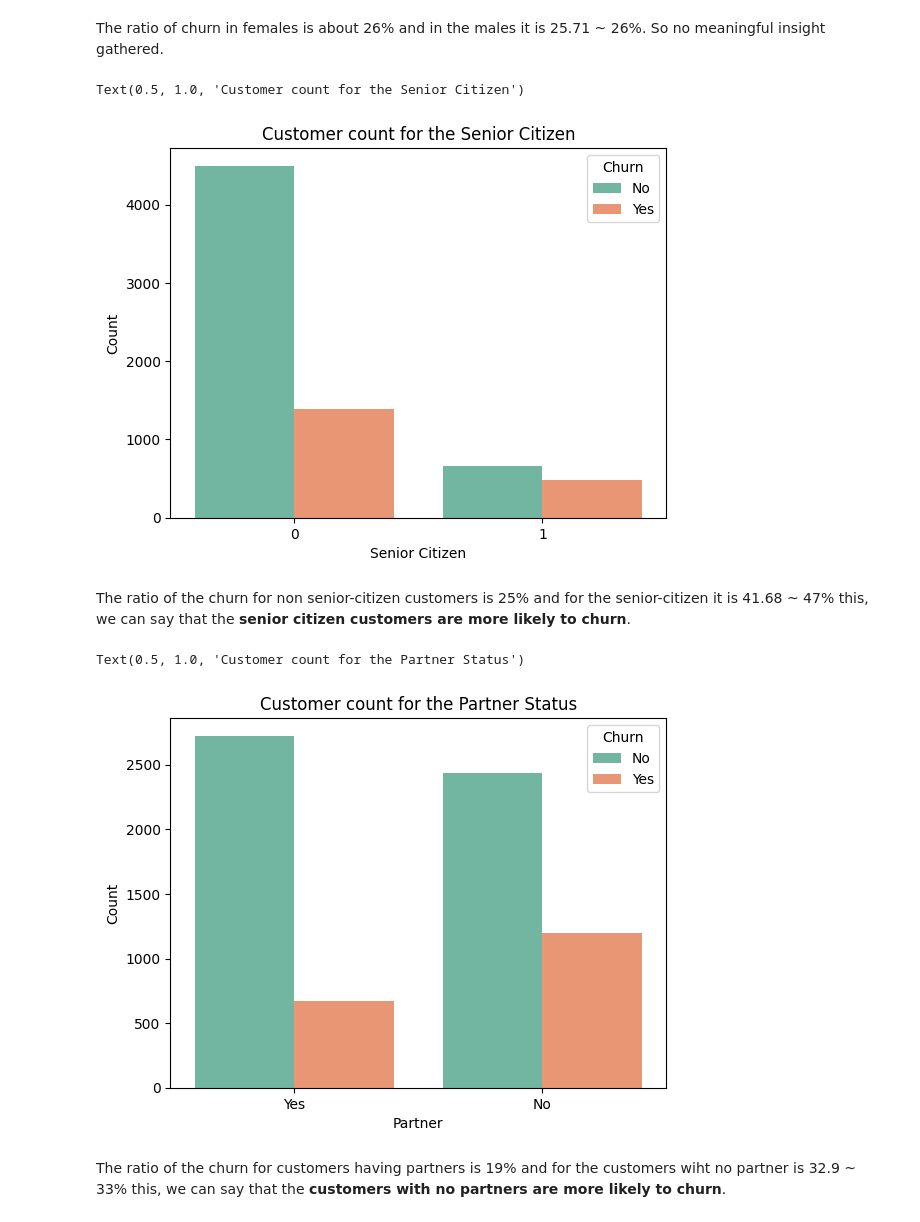
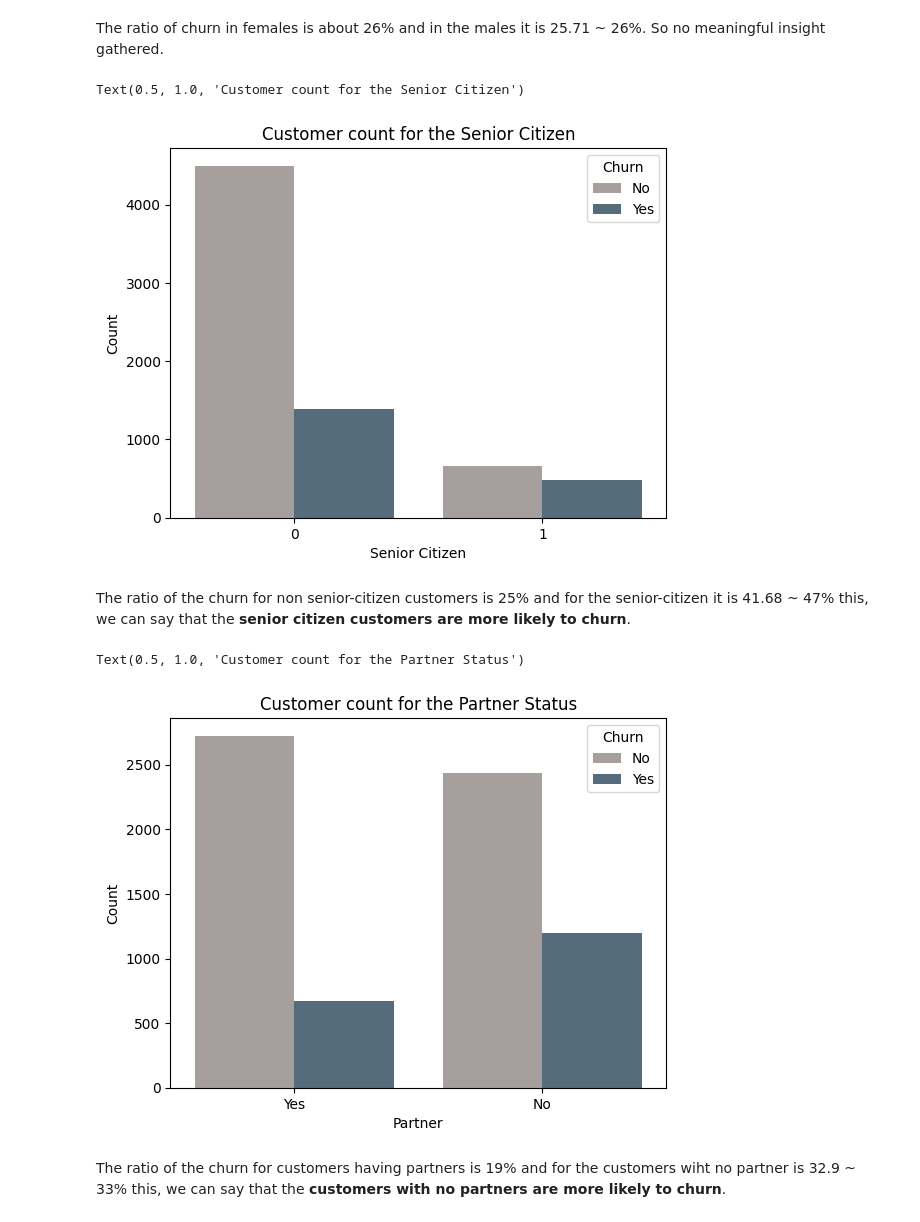
Before and after one commit to AdityaKumbhar21/EDA_Customer_Churn_Analysis, a Jupyter notebook: analysis.ipynb, the cells around one changed output. Saved outputs shown, nothing was run; the diff lists cells and outputs as text; code cells hidden in the pictures.

```diff
--- a/analysis.ipynb
+++ b/analysis.ipynb
@@ -220,23 +238,23 @@ Text(0.5, 1.0, 'Customer count for the Gender')
 The ratio of churn in females is about 26% and in the males it is 25.71 ~ 26%. So no meaningful insight gathered.
 # %%
 plt.figure()
-sns.countplot(data=new_df, x='SeniorCitizen',hue='Churn', palette='Set2')
+sns.countplot(data=new_df, x='SeniorCitizen',hue='Churn', palette={'Yes': '#4e6e81', 'No':'#a79e9c'})
 plt.xlabel("Senior Citizen")
 plt.ylabel("Count")
 plt.title("Customer count for the Senior Citizen")
 # %% [output]
 Text(0.5, 1.0, 'Customer count for the Senior Citizen')
-[figure, old version]
+[figure, new version]
 # %% [markdown]
 The ratio of the churn for non senior-citizen customers is 25% and for the senior-citizen it is 41.68 ~ 47% this, we can say that the **senior citizen customers are more likely to churn**.
 # %%
 plt.figure()
-sns.countplot(data=new_df, x='Partner',hue='Churn', palette='Set2')
+sns.countplot(data=new_df, x='Partner',hue='Churn',palette={'Yes': '#4e6e81', 'No':'#a79e9c'})
 plt.xlabel("Partner")
 plt.ylabel("Count")
 plt.title("Customer count for the Partner Status")
 # %% [output]
 Text(0.5, 1.0, 'Customer count for the Partner Status')
-[figure, old version]
+[figure, new version]
 # %% [markdown]
 The ratio of the churn for customers having partners is 19% and for the customers wiht no partner is 32.9 ~ 33% this, we can say that the **customers with no partners are more likely to churn**.
```
Also changed, not shown: parts of 21 cells of this notebook.
